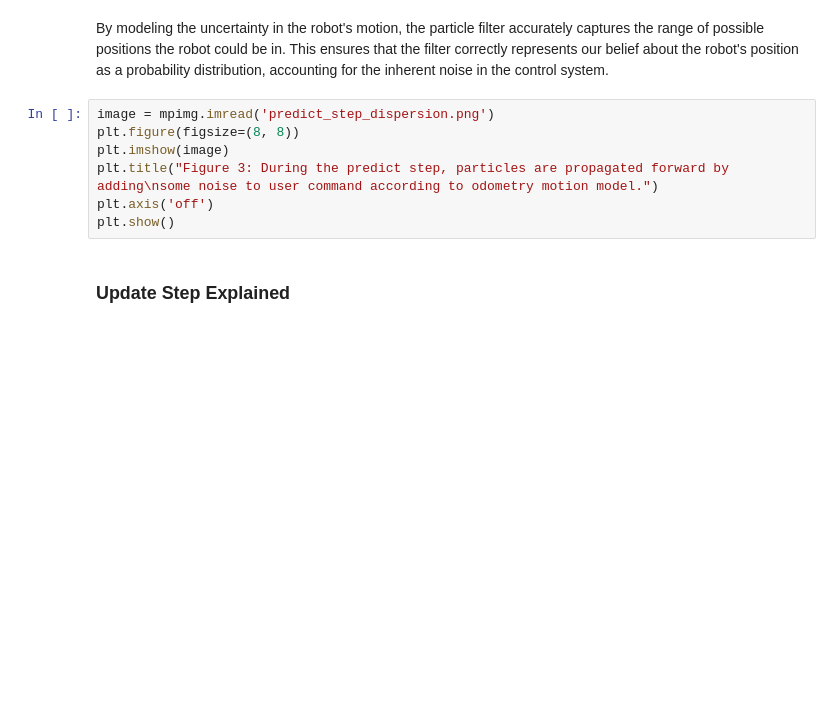
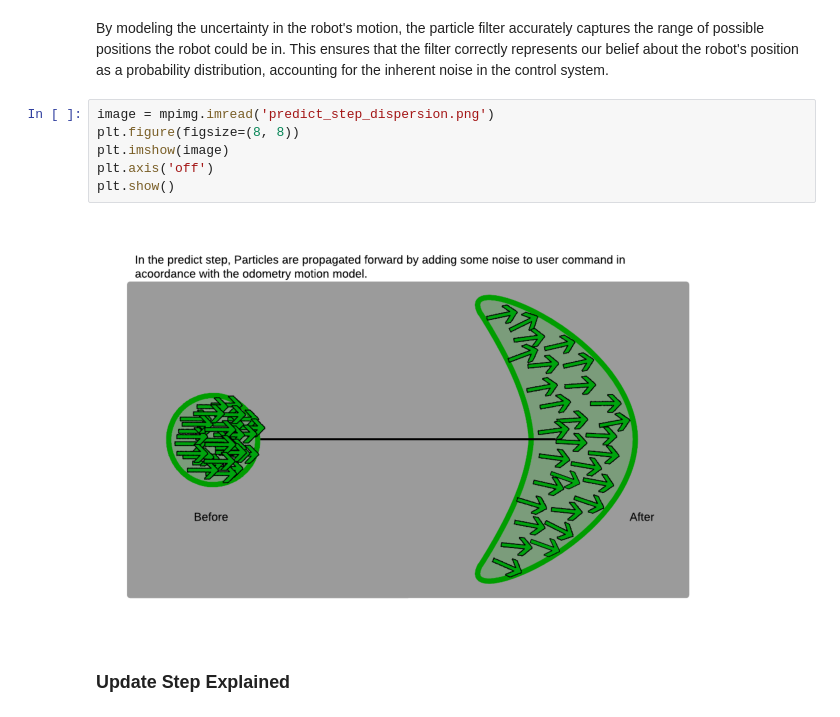
Before and after one commit to Muhammad540/Guide-to-Sensor-Fusion, a Jupyter notebook: ws/docs/ParticleFilter.ipynb, the cells around one changed output. Saved outputs shown, nothing was run; the diff lists cells and outputs as text; blank space fills up the shorter version.

```diff
--- a/ws/docs/ParticleFilter.ipynb
+++ b/ws/docs/ParticleFilter.ipynb
@@ -95,10 +98,11 @@ By modeling the uncertainty in the robot's motion, the particle filter accuratel
 # %%
 image = mpimg.imread('predict_step_dispersion.png')
 plt.figure(figsize=(8, 8))
 plt.imshow(image)
-plt.title("Figure 3: During the predict step, particles are propagated forward by adding\nsome noise to user command according to odometry motion model.")
 plt.axis('off')
 plt.show()
+# %% [output]
+[figure, added]
 # %% [markdown]
 ### Update Step Explained
 # %% [markdown]
```
Also changed, not shown: parts of 9 cells of this notebook, 3 other files.
